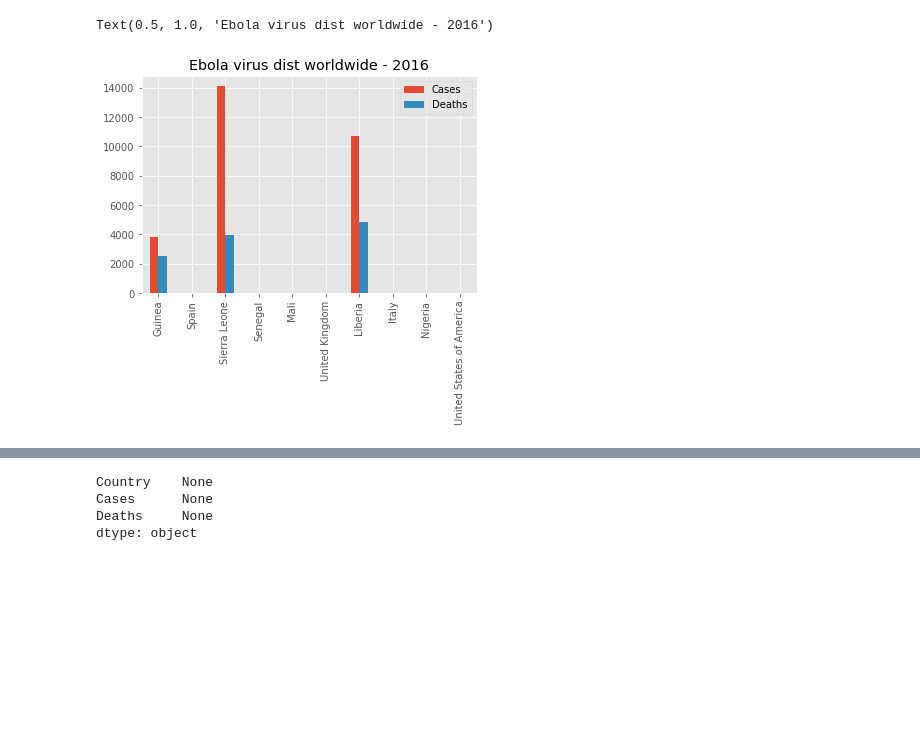
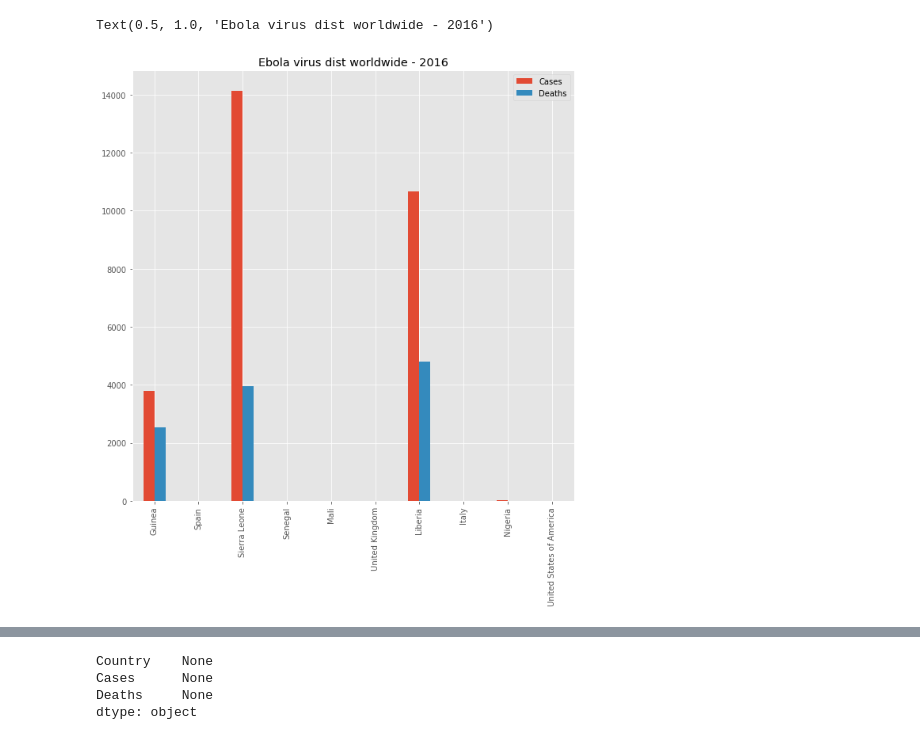
Before and after one commit to luckycontrol/BigData-Final-Project, a Jupyter notebook: ebola_an.ipynb, the cells around one changed output, grey strips where cells are left out. Saved outputs shown, nothing was run; the diff lists cells and outputs as text; code cells hidden in the pictures; blank space fills up the shorter version.

```diff
--- a/ebola_an.ipynb
+++ b/ebola_an.ipynb
@@ -65,9 +65,9 @@ Text(0.5, 1.0, 'Ebola virus dist worldwide - 2015')
 # %%
-ebola2016_df.plot(kind='bar')
+ebola2016_df.plot(kind='bar', figsize=(10, 10))
 plt.title('Ebola virus dist worldwide - 2016')
 # %% [output]
 Text(0.5, 1.0, 'Ebola virus dist worldwide - 2016')
-[figure, old version]
+[figure, new version]
 # %%
 # 2015, 2016년 데이터를 상 하반기로 나누기. ( 2014년 데이터는 하반기부터 시작됨. 2016년 데이터는 하반기가 없음. )
 mask_2015_first = (ebola2015['Date'] >= '2015-01-01') & (ebola2015['Date'] <= '2015-06-30')
```
Also changed, not shown: parts of 3 cells of this notebook, 1 other file.
